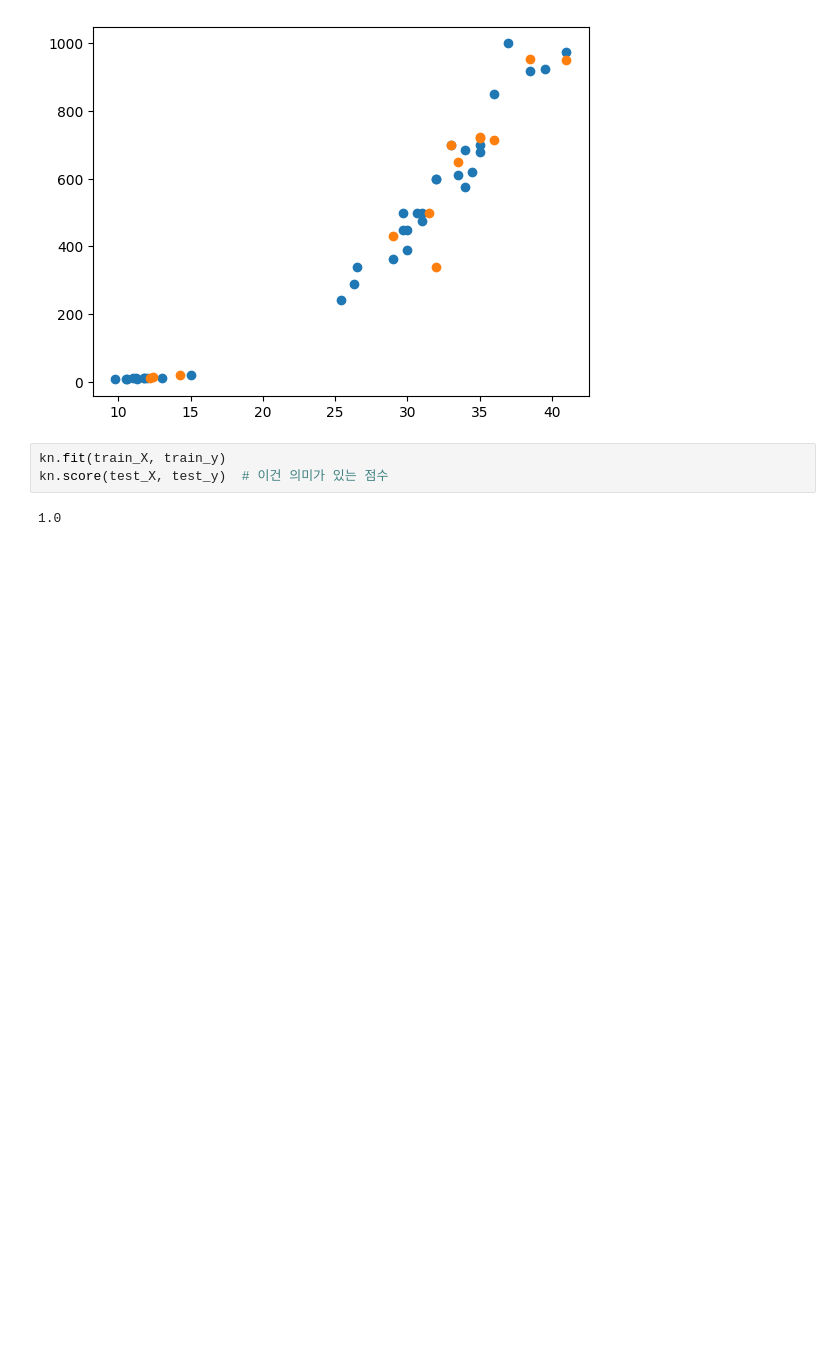
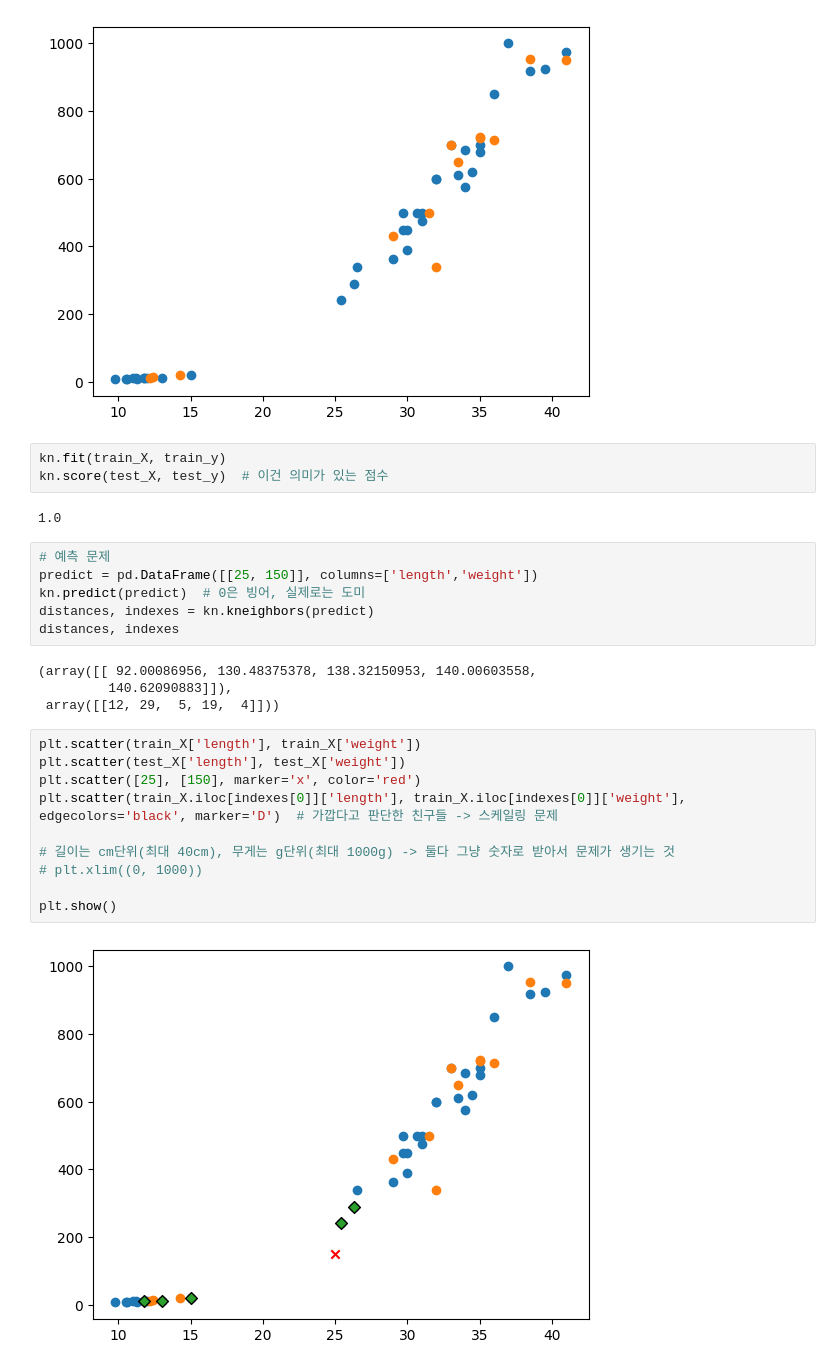
Before and after one commit to krystallinekim/TIL, a Jupyter notebook: Machine_Learning/강의자료/01_knn_class.ipynb, the cells around one changed output. Saved outputs shown, nothing was run; the diff lists cells and outputs as text; blank space fills up the shorter version.

Commit message:
스케일링 문제

```diff
--- a/Machine_Learning/강의자료/01_knn_class.ipynb
+++ b/Machine_Learning/강의자료/01_knn_class.ipynb
@@ -116,3 +116,25 @@ kn.fit(train_X, train_y)
 kn.score(test_X, test_y)  # 이건 의미가 있는 점수
 # %% [output]
 1.0
+# %%
+# 예측 문제
+predict = pd.DataFrame([[25, 150]], columns=['length','weight'])
+kn.predict(predict)  # 0은 빙어, 실제로는 도미
+distances, indexes = kn.kneighbors(predict)
+distances, indexes
+# %% [output]
+(array([[ 92.00086956, 130.48375378, 138.32150953, 140.00603558,
+         140.62090883]]),
+ array([[12, 29,  5, 19,  4]]))
+# %%
+plt.scatter(train_X['length'], train_X['weight'])
+plt.scatter(test_X['length'], test_X['weight'])
+plt.scatter([25], [150], marker='x', color='red')
+plt.scatter(train_X.iloc[indexes[0]]['length'], train_X.iloc[indexes[0]]['weight'], edgecolors='black', marker='D')  # 가깝다고 판단한 친구들 -> 스케일링 문제
+
+# 길이는 cm단위(최대 40cm), 무게는 g단위(최대 1000g) -> 둘다 그냥 숫자로 받아서 문제가 생기는 것
+# plt.xlim((0, 1000))
+
+plt.show()
+# %% [output]
+[figure, added]
```
Also changed, not shown: parts of 3 cells of this notebook.
